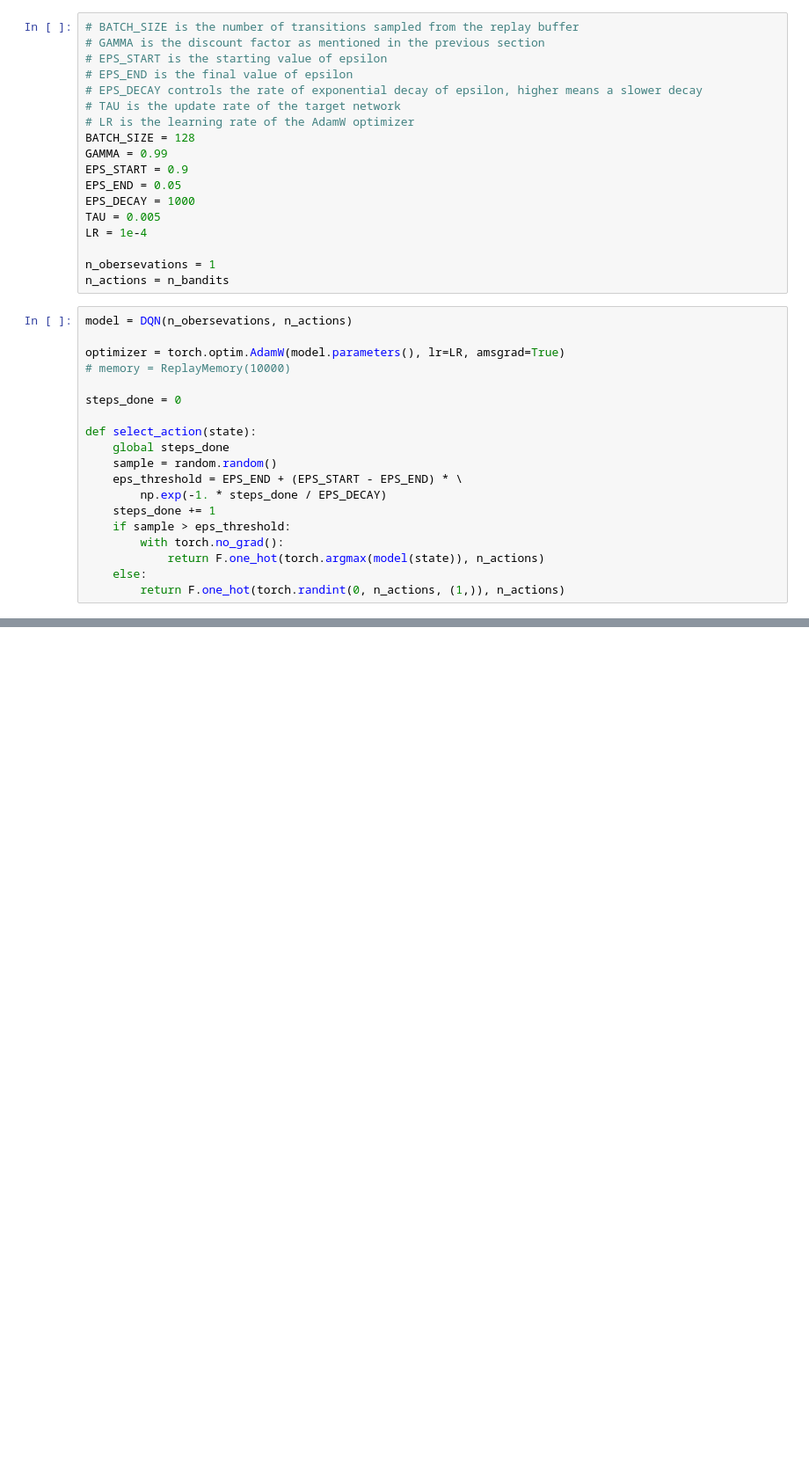
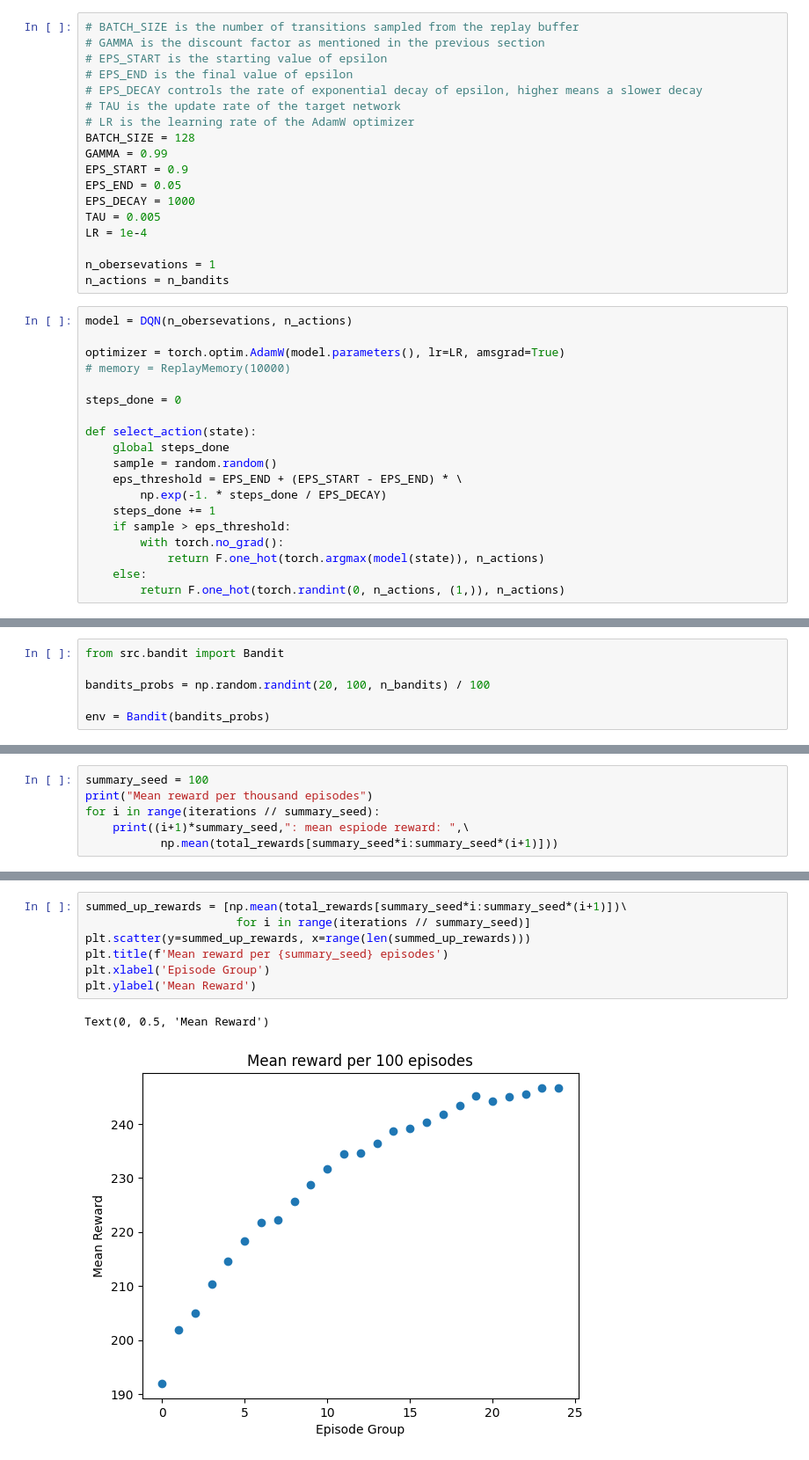
Before and after one commit to stethbo/multi-armed-bandit, a Jupyter notebook: src/dev.ipynb, the cells around one changed output, grey strips where cells are left out. Shown at 88% size. Drawn from its saved outputs; the diff is of its cells as text; blank space fills up the shorter version.

```diff
--- a/src/dev.ipynb
+++ b/src/dev.ipynb
@@ -88,0 +116,6 @@ tensor([[0, 0, 0, 0, 0, 1]])
+# %%
+from src.bandit import Bandit
+
+bandits_probs = np.random.randint(20, 100, n_bandits) / 100
+
+env = Bandit(bandits_probs)
@@ -88,0 +176,6 @@ tensor([[0, 0, 0, 0, 0, 1]])
+# %%
+summary_seed = 100
+print("Mean reward per thousand episodes")
+for i in range(iterations // summary_seed):
+    print((i+1)*summary_seed,": mean espiode reward: ",\
+           np.mean(total_rewards[summary_seed*i:summary_seed*(i+1)]))
@@ -88,0 +200,10 @@ tensor([[0, 0, 0, 0, 0, 1]])
+# %%
+summed_up_rewards = [np.mean(total_rewards[summary_seed*i:summary_seed*(i+1)])\
+                      for i in range(iterations // summary_seed)]
+plt.scatter(y=summed_up_rewards, x=range(len(summed_up_rewards)))
+plt.title(f'Mean reward per {summary_seed} episodes')
+plt.xlabel('Episode Group')
+plt.ylabel('Mean Reward')
+# %% [output]
+Text(0, 0.5, 'Mean Reward')
+[figure, added]
```
Also changed, not shown: parts of 14 cells of this notebook.
